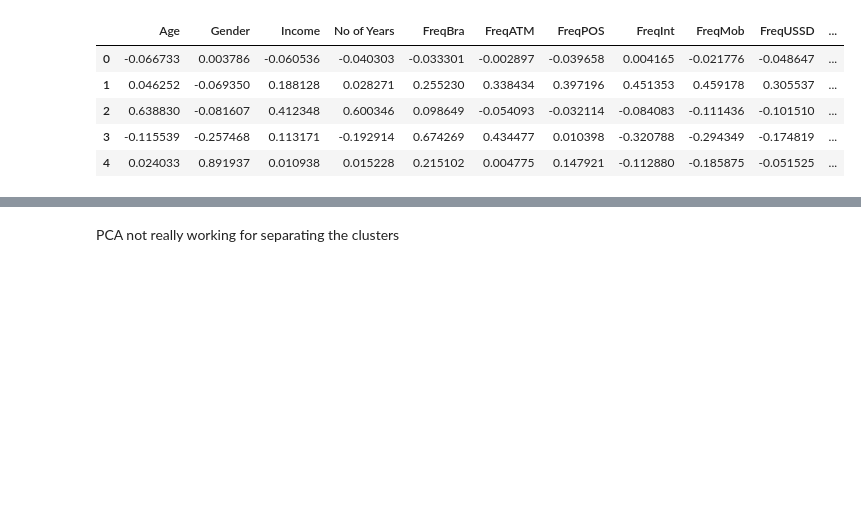
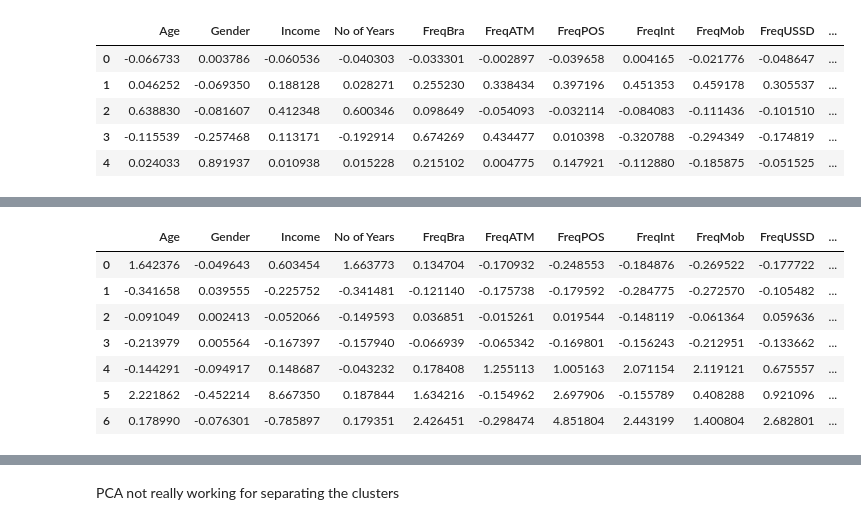
Before and after one commit to Mogbo/Customer-Clustering-Segmentation-Challenge, a Jupyter notebook: Exploration.ipynb, the cells around one changed output, grey strips where cells are left out. Saved outputs shown, nothing was run; the diff lists cells and outputs as text; code cells hidden in the pictures; blank space fills up the shorter version.

```diff
--- a/Exploration.ipynb
+++ b/Exploration.ipynb
@@ -459,0 +446,14 @@ array([ 0.22836663,  0.12791783,  0.09833147,  0.05761267,  0.05566123,
+# %%
+kmeans_cluster_centers_reg = pca.inverse_transform(kmeans.cluster_centers_)
+
+cluster_df_std = pd.DataFrame(kmeans_cluster_centers_reg, columns=selected_data.columns)
+cluster_df_std
+# %% [output]
+|  | Age | Gender | Income | No of Years | FreqBra | FreqATM | FreqPOS | FreqInt | FreqMob | FreqUSSD | ... |
+| 0 | 1.642376 | -0.049643 | 0.603454 | 1.663773 | 0.134704 | -0.170932 | -0.248553 | -0.184876 | -0.269522 | -0.177722 | ... |
+| 1 | -0.341658 | 0.039555 | -0.225752 | -0.341481 | -0.121140 | -0.175738 | -0.179592 | -0.284775 | -0.272570 | -0.105482 | ... |
+| 2 | -0.091049 | 0.002413 | -0.052066 | -0.149593 | 0.036851 | -0.015261 | 0.019544 | -0.148119 | -0.061364 | 0.059636 | ... |
+| 3 | -0.213979 | 0.005564 | -0.167397 | -0.157940 | -0.066939 | -0.065342 | -0.169801 | -0.156243 | -0.212951 | -0.133662 | ... |
+| 4 | -0.144291 | -0.094917 | 0.148687 | -0.043232 | 0.178408 | 1.255113 | 1.005163 | 2.071154 | 2.119121 | 0.675557 | ... |
+| 5 | 2.221862 | -0.452214 | 8.667350 | 0.187844 | 1.634216 | -0.154962 | 2.697906 | -0.155789 | 0.408288 | 0.921096 | ... |
+| 6 | 0.178990 | -0.076301 | -0.785897 | 0.179351 | 2.426451 | -0.298474 | 4.851804 | 2.443199 | 1.400804 | 2.682801 | ... |
```
Also changed, not shown: parts of 15 cells of this notebook.
